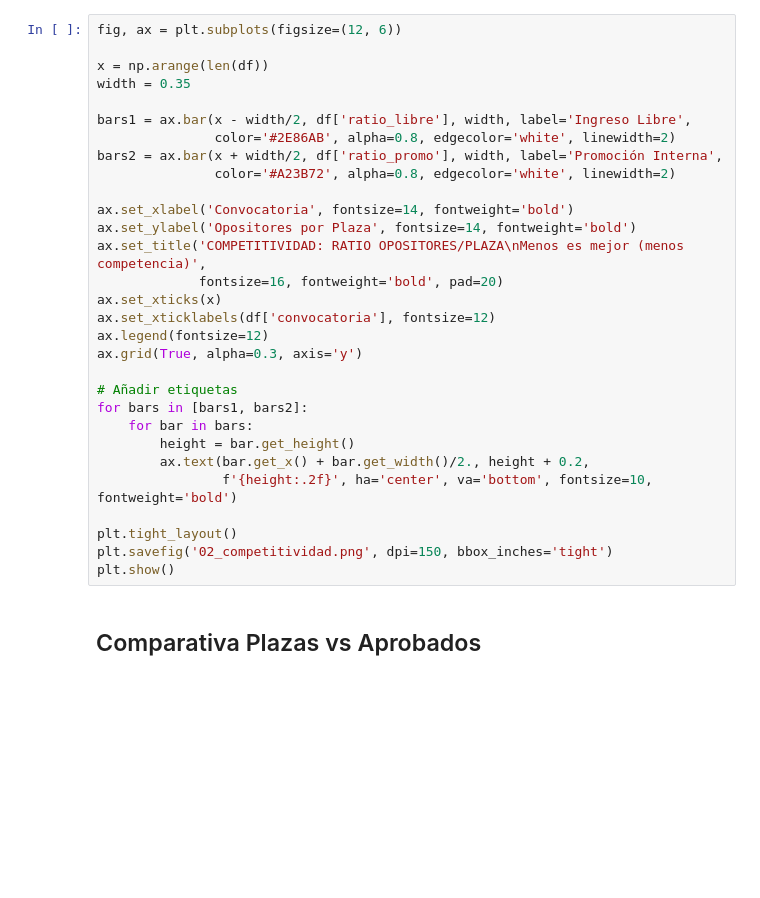
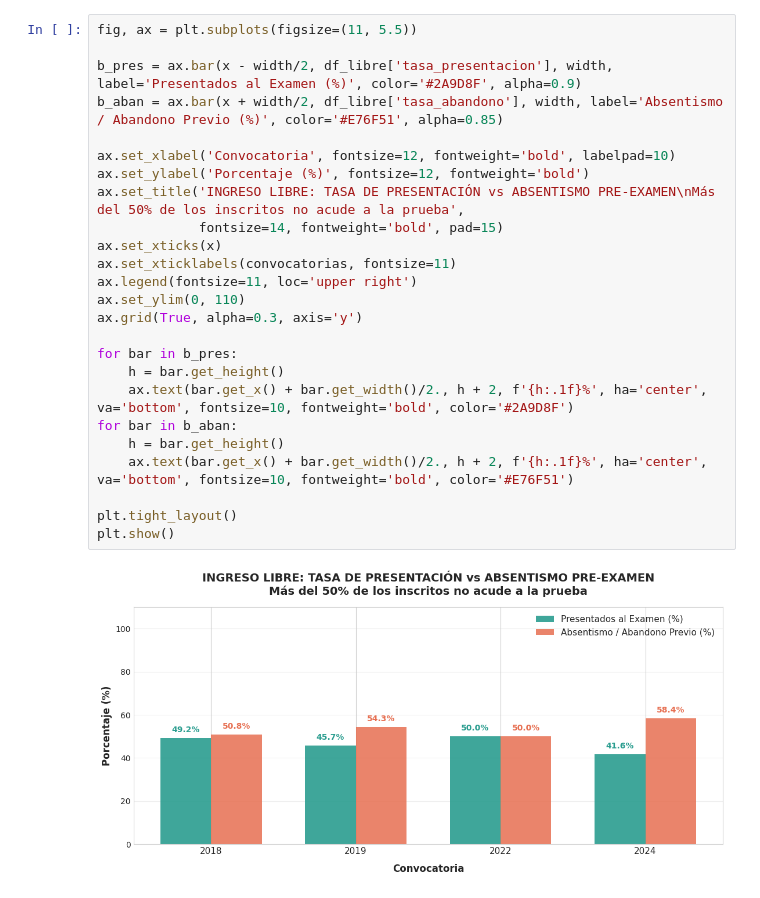
Before and after one commit to carmenales/analitica-datos-gsi, a Jupyter notebook: analisis_oposiciones_gsi_age.ipynb, the cells around one changed output. Saved outputs shown, nothing was run; the diff lists cells and outputs as text; blank space fills up the shorter version.

```diff
--- a/analisis_oposiciones_gsi_age.ipynb
+++ b/analisis_oposiciones_gsi_age.ipynb
@@ -65,32 +228,27 @@ plt.show()
 # %%
-fig, ax = plt.subplots(figsize=(12, 6))
+fig, ax = plt.subplots(figsize=(11, 5.5))
 
-x = np.arange(len(df))
-width = 0.35
+b_pres = ax.bar(x - width/2, df_libre['tasa_presentacion'], width, label='Presentados al Examen (%)', color='#2A9D8F', alpha=0.9)
+b_aban = ax.bar(x + width/2, df_libre['tasa_abandono'], width, label='Absentismo / Abandono Previo (%)', color='#E76F51', alpha=0.85)
 
-bars1 = ax.bar(x - width/2, df['ratio_libre'], width, label='Ingreso Libre',
-               color='#2E86AB', alpha=0.8, edgecolor='white', linewidth=2)
-bars2 = ax.bar(x + width/2, df['ratio_promo'], width, label='Promoción Interna',
-               color='#A23B72', alpha=0.8, edgecolor='white', linewidth=2)
-
-ax.set_xlabel('Convocatoria', fontsize=14, fontweight='bold')
-ax.set_ylabel('Opositores por Plaza', fontsize=14, fontweight='bold')
-ax.set_title('COMPETITIVIDAD: RATIO OPOSITORES/PLAZA\nMenos es mejor (menos competencia)',
-             fontsize=16, fontweight='bold', pad=20)
+ax.set_xlabel('Convocatoria', fontsize=12, fontweight='bold', labelpad=10)
+ax.set_ylabel('Porcentaje (%)', fontsize=12, fontweight='bold')
+ax.set_title('INGRESO LIBRE: TASA DE PRESENTACIÓN vs ABSENTISMO PRE-EXAMEN\nMás del 50% de los inscritos no acude a la prueba',
+             fontsize=14, fontweight='bold', pad=15)
 ax.set_xticks(x)
-ax.set_xticklabels(df['convocatoria'], fontsize=12)
-ax.legend(fontsize=12)
+ax.set_xticklabels(convocatorias, fontsize=11)
+ax.legend(fontsize=11, loc='upper right')
+ax.set_ylim(0, 110)
 ax.grid(True, alpha=0.3, axis='y')
 
-# Añadir etiquetas
-for bars in [bars1, bars2]:
-    for bar in bars:
-        height = bar.get_height()
-        ax.text(bar.get_x() + bar.get_width()/2., height + 0.2,
-                f'{height:.2f}', ha='center', va='bottom', fontsize=10, fontweight='bold')
+for bar in b_pres:
+    h = bar.get_height()
+    ax.text(bar.get_x() + bar.get_width()/2., h + 2, f'{h:.1f}%', ha='center', va='bottom', fontsize=10, fontweight='bold', color='#2A9D8F')
+for bar in b_aban:
+    h = bar.get_height()
+    ax.text(bar.get_x() + bar.get_width()/2., h + 2, f'{h:.1f}%', ha='center', va='bottom', fontsize=10, fontweight='bold', color='#E76F51')
 
 plt.tight_layout()
-plt.savefig('02_competitividad.png', dpi=150, bbox_inches='tight')
 plt.show()
+# %% [output]
+[figure, added]
-# %% [markdown]
-## Comparativa Plazas vs Aprobados
```
Also changed, not shown: parts of 28 cells of this notebook.
